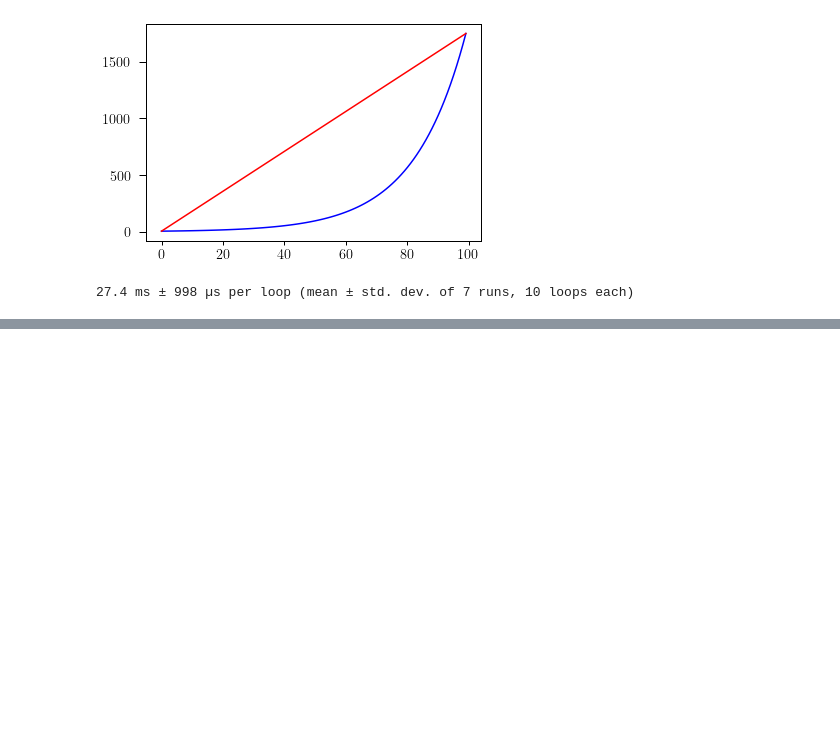
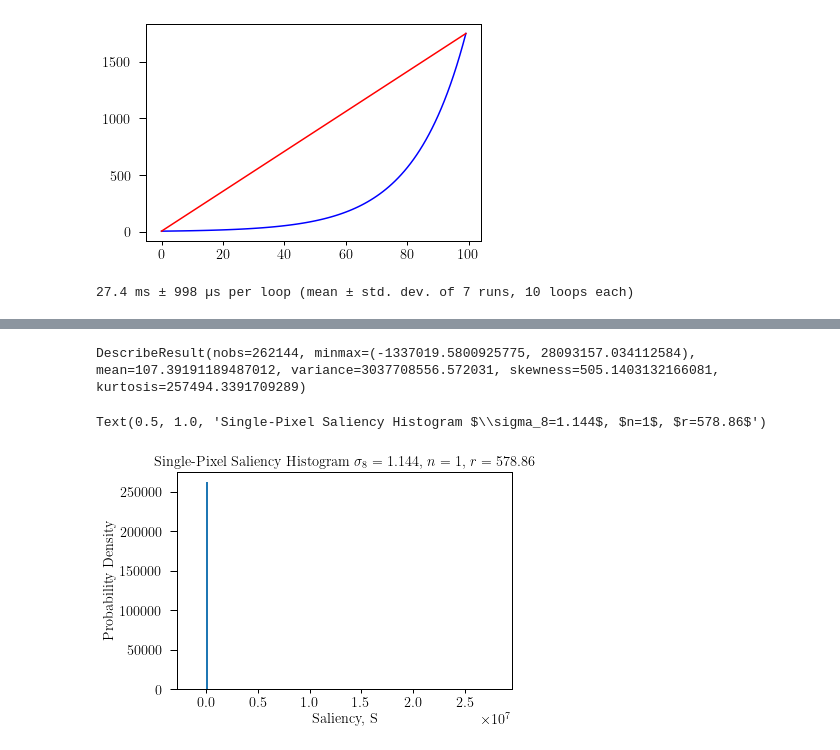
Before and after one commit to adiraju21s/deep_dss, a Jupyter notebook: notebooks/Interpretability Analysis v1.0.ipynb, the cells around one changed output, grey strips where cells are left out. Drawn from its saved outputs; the diff is of its cells as text; code cells hidden in the pictures; blank space fills up the shorter version.

```diff
--- a/notebooks/Interpretability Analysis v1.0.ipynb
+++ b/notebooks/Interpretability Analysis v1.0.ipynb
@@ -543,7 +543,11 @@ def two_pcf_saliency_estimate(index, radius, bin_width=3.5):
     small_set = hp.query_disc(nside, hp.pix2vec(nside, hp.nest2ring(nside, index)),
                               (radius-bin_width)*np.pi/(60*180)).shape
     annular_set = np.setdiff1d(pixel_set, small_set)
-    return (nside//order)**2 * ex_grads.numpy()[0,index,0] / (ex_input_map[index] * np.sum(full_map(np.reshape(ex_input_map, (262144)))[annular_set]))
+    nnxi = ex_grads.numpy()[0,index,0]
+    fxi = np.sum(full_map(np.reshape(ex_input_map, (262144)))[annular_set])
+    if fxi == 0:
+        return np.inf
+    return (nside//order)**2 * nnxi / fxi
 # %%
 two_pcf_saliency_estimate(135531, 10)
 # %% [output]
@@ -585,0 +587,3 @@ Text(0.5, 1.0, 'Mean single-pixel saliency estimates for $\\xi(r)$, $N=262$')
+# %%
+for n, r in zip(np.arange(num_lin_bins), np.linspace(5, 1750, num=num_lin_bins)):
+    print(n, r)
@@ -585,0 +608,15 @@ Text(0.5, 1.0, 'Mean single-pixel saliency estimates for $\\xi(r)$, $N=262$')
+# %%
+stats.describe(lin_saliencies[49,:])
+# %% [output]
+DescribeResult(nobs=262144, minmax=(-1337019.5800925775, 28093157.034112584), mean=107.39191189487012, variance=3037708556.572031, skewness=505.1403132166081, kurtosis=257494.3391709289)
+# %%
+fig, ax = plt.subplots()
+# hist(lin_saliencies[49,:], bins="scott", ax=ax, histtype="stepfilled", density=True)
+ax.hist(lin_saliencies[49,:], bins=200)
+# ax.set_xlim([-2.5, 2.5])
+ax.set_xlabel("Saliency, S")
+ax.set_ylabel("Probability Density")
+ax.set_title(r"Single-Pixel Saliency Histogram $\sigma_8=1.144$, $n=1$, $r=578.86$")
+# %% [output]
+Text(0.5, 1.0, 'Single-Pixel Saliency Histogram $\\sigma_8=1.144$, $n=1$, $r=578.86$')
+[figure, added]
```
Also changed, not shown: parts of 16 cells of this notebook, 2 other files.
